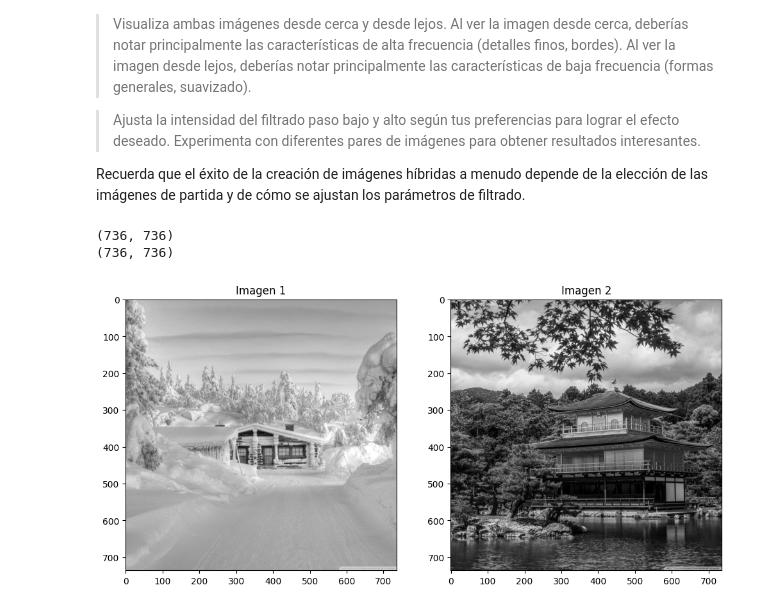
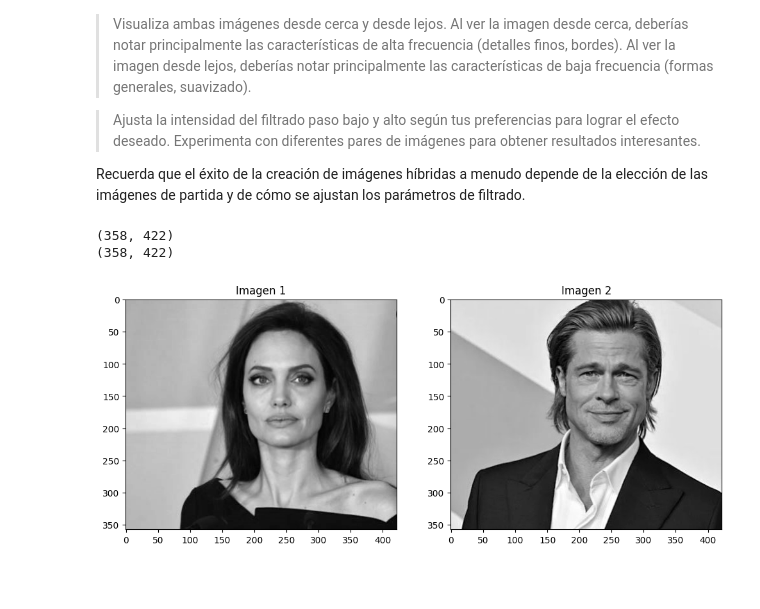
Before and after one commit to revekkadiana/Visi-n_Artificial, a Jupyter notebook: Prac04-Filtros.ipynb, the cells around one changed output. Drawn from its saved outputs; the diff is of its cells as text; code cells hidden in the pictures; blank space fills up the shorter version.

Commit message:
imagens hibridas

```diff
--- a/Prac04-Filtros.ipynb
+++ b/Prac04-Filtros.ipynb
@@ -495,27 +488,27 @@ Ambas técnicas, filtrado paso bajo y paso alto, se utilizan en conjunto en la c
 
 Recuerda que el éxito de la creación de imágenes híbridas a menudo depende de la elección de las imágenes de partida y de cómo se ajustan los parámetros de filtrado.
 # %%
-img1 = cv2.imread('Sweet Home.jpg')
+img1 = cv2.imread('angelina.jpg')
 img1 = cv2.cvtColor(img1, cv2.COLOR_RGB2GRAY)
 
-img2 = cv2.imread('Pagoda.jpg')
+img2 = cv2.imread('brad.jpg')
 img2 = cv2.cvtColor(img2, cv2.COLOR_RGB2GRAY)
 
 print(img1.shape)
 print(img2.shape)
 
 plt.figure(figsize=(12, 6))
 
 plt.subplot(1, 2, 1)
 plt.imshow(img1, cmap="gray")
 plt.title('Imagen 1')
 
 plt.subplot(1, 2, 2)
 plt.imshow(img2, cmap="gray")
 plt.title('Imagen 2')
 
 plt.show()
 # %% [output]
-(736, 736)
-(736, 736)
+(358, 422)
+(358, 422)
-[figure, old version]
+[figure, new version]
```
Also changed, not shown: parts of 7 cells of this notebook, 4 other files.
